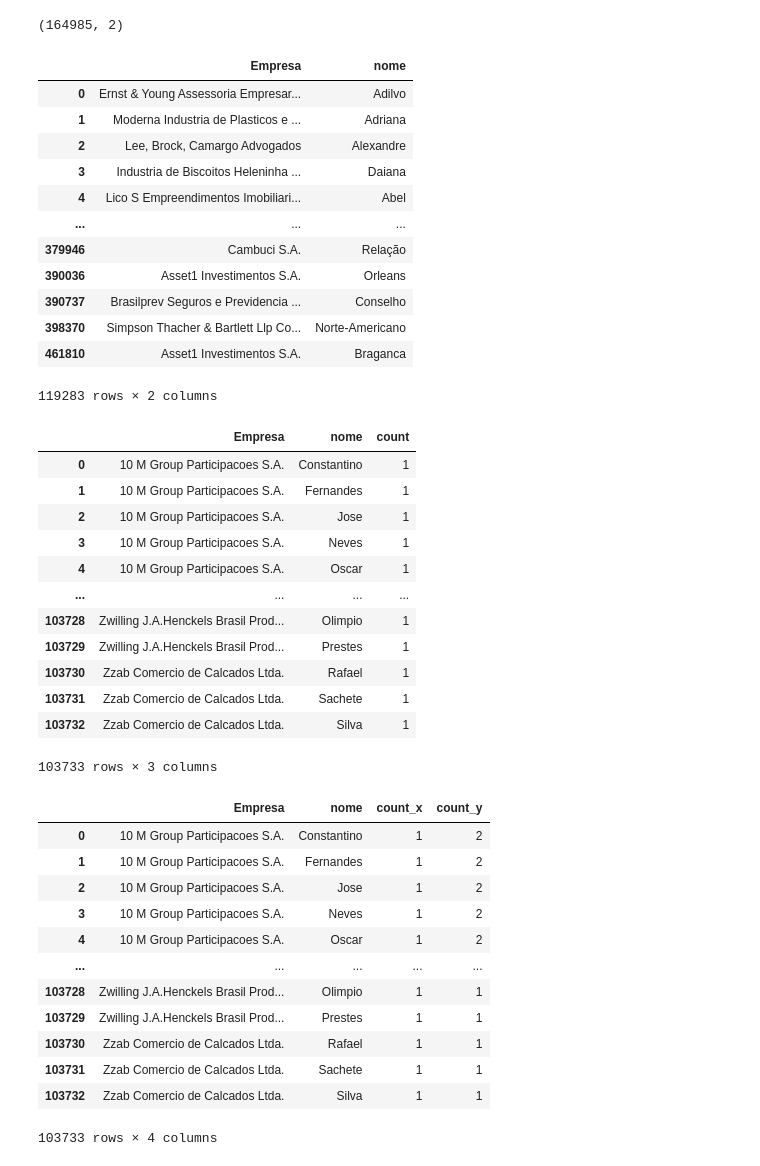
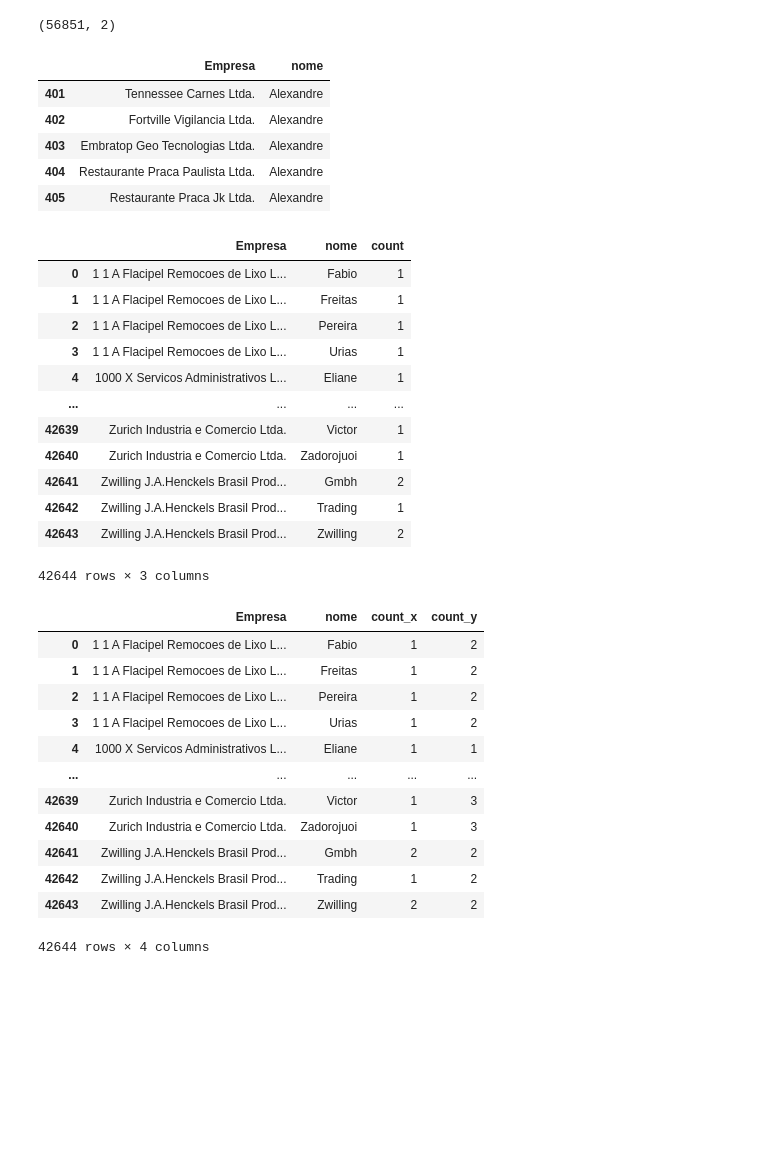
Before and after one commit to mateusengq/empresa_familiar, a Jupyter notebook: empresa_familiar.ipynb, the cells around one changed output. Cells and saved outputs as stored; diff of their text form; code cells hidden in the pictures; blank space fills up the shorter version.

```diff
--- a/empresa_familiar.ipynb
+++ b/empresa_familiar.ipynb
@@ -8,7 +5,7 @@ import numpy as np
 import pandas as pd
 # %%
 # Leitura dos dados
-df = pd.read_csv('dados/base_empresas.csv')
+df = pd.read_csv('dados/base_empresas_v2.csv', sep = ';', encoding='latin-1')
 # %%
 # Seleção das colunas de interesse
 
@@ -186,7 +181,18 @@ substituicoes = {
     'Investidores)' : None,
     '(Investidores)' : None,
     '(Diretor)':None,
-    'Diretor':None
+    'Diretor':None,
+    'Ltda.':None,
+    'Plano':None,
+    'Participacoes':None,
+    'Recuperacao':None,
+    'Judicial':None,
+    'International':None,
+    'S.A.':None,
+    'Company':None,
+    'Liquidação':None,
+    'em':None,
+    'Recuperacao':None
 
 }
 
@@ -216,7 +222,7 @@ resultado
 # %%
 df_5.shape
 # %% [output]
-(164985, 2)
+(56851, 2)
 # %%
 df_5 = df_5.dropna()
 # %%
@@ -224,21 +230,14 @@ df_5 = df_5.dropna()
 
 df_5 = df_5[df_5['nome'].str.len() > 1]
 # %%
-df_5
+df_5[400:405]
 # %% [output]
 |  | Empresa | nome |
-| 0 | Ernst & Young Assessoria Empresar... | Adilvo |
-| 1 | Moderna Industria de Plasticos e ... | Adriana |
-| 2 | Lee, Brock, Camargo Advogados | Alexandre |
-| 3 | Industria de Biscoitos Heleninha ... | Daiana |
-| 4 | Lico S Empreendimentos Imobiliari... | Abel |
-| ... | ... | ... |
-| 379946 | Cambuci S.A. | Relação |
-| 390036 | Asset1 Investimentos S.A. | Orleans |
-| 390737 | Brasilprev Seguros e Previdencia ... | Conselho |
-| 398370 | Simpson Thacher & Bartlett Llp Co... | Norte-Americano |
-| 461810 | Asset1 Investimentos S.A. | Braganca |
+| 401 | Tennessee Carnes Ltda. | Alexandre |
+| 402 | Fortville Vigilancia Ltda. | Alexandre |
+| 403 | Embratop Geo Tecnologias Ltda. | Alexandre |
+| 404 | Restaurante Praca Paulista Ltda. | Alexandre |
+| 405 | Restaurante Praca Jk Ltda. | Alexandre |
-119283 rows × 2 columns
 # %%
 # Contando a quantidade de nomes por empresa
 
@@ -247,18 +246,18 @@ qtde_nomes_unitarios_empresa = df_5.groupby(['Empresa', 'nome']).size().reset_in
 qtde_nomes_unitarios_empresa
 # %% [output]
 |  | Empresa | nome | count |
-| 0 | 10 M Group Participacoes S.A. | Constantino | 1 |
-| 1 | 10 M Group Participacoes S.A. | Fernandes | 1 |
-| 2 | 10 M Group Participacoes S.A. | Jose | 1 |
-| 3 | 10 M Group Participacoes S.A. | Neves | 1 |
-| 4 | 10 M Group Participacoes S.A. | Oscar | 1 |
+| 0 | 1 1 A Flacipel Remocoes de Lixo L... | Fabio | 1 |
+| 1 | 1 1 A Flacipel Remocoes de Lixo L... | Freitas | 1 |
+| 2 | 1 1 A Flacipel Remocoes de Lixo L... | Pereira | 1 |
+| 3 | 1 1 A Flacipel Remocoes de Lixo L... | Urias | 1 |
+| 4 | 1000 X Servicos Administrativos L... | Eliane | 1 |
 | ... | ... | ... | ... |
-| 103728 | Zwilling J.A.Henckels Brasil Prod... | Olimpio | 1 |
-| 103729 | Zwilling J.A.Henckels Brasil Prod... | Prestes | 1 |
-| 103730 | Zzab Comercio de Calcados Ltda. | Rafael | 1 |
-| 103731 | Zzab Comercio de Calcados Ltda. | Sachete | 1 |
-| 103732 | Zzab Comercio de Calcados Ltda. | Silva | 1 |
+| 42639 | Zurich Industria e Comercio Ltda. | Victor | 1 |
+| 42640 | Zurich Industria e Comercio Ltda. | Zadorojuoi | 1 |
+| 42641 | Zwilling J.A.Henckels Brasil Prod... | Gmbh | 2 |
+| 42642 | Zwilling J.A.Henckels Brasil Prod... | Trading | 1 |
+| 42643 | Zwilling J.A.Henckels Brasil Prod... | Zwilling | 2 |
-103733 rows × 3 columns
+42644 rows × 3 columns
 # %%
 base_final = pd.merge(qtde_nomes_unitarios_empresa, qtde_acionistas_por_empresas,
 on = 'Empresa', how = 'left')
@@ -266,18 +265,18 @@ on = 'Empresa', how = 'left')
 base_final
 # %% [output]
 |  | Empresa | nome | count_x | count_y |
-| 0 | 10 M Group Participacoes S.A. | Constantino | 1 | 2 |
-| 1 | 10 M Group Participacoes S.A. | Fernandes | 1 | 2 |
-| 2 | 10 M Group Participacoes S.A. | Jose | 1 | 2 |
-| 3 | 10 M Group Participacoes S.A. | Neves | 1 | 2 |
-| 4 | 10 M Group Participacoes S.A. | Oscar | 1 | 2 |
+| 0 | 1 1 A Flacipel Remocoes de Lixo L... | Fabio | 1 | 2 |
+| 1 | 1 1 A Flacipel Remocoes de Lixo L... | Freitas | 1 | 2 |
+| 2 | 1 1 A Flacipel Remocoes de Lixo L... | Pereira | 1 | 2 |
+| 3 | 1 1 A Flacipel Remocoes de Lixo L... | Urias | 1 | 2 |
+| 4 | 1000 X Servicos Administrativos L... | Eliane | 1 | 1 |
 | ... | ... | ... | ... | ... |
-| 103728 | Zwilling J.A.Henckels Brasil Prod... | Olimpio | 1 | 1 |
-| 103729 | Zwilling J.A.Henckels Brasil Prod... | Prestes | 1 | 1 |
-| 103730 | Zzab Comercio de Calcados Ltda. | Rafael | 1 | 1 |
-| 103731 | Zzab Comercio de Calcados Ltda. | Sachete | 1 | 1 |
-| 103732 | Zzab Comercio de Calcados Ltda. | Silva | 1 | 1 |
+| 42639 | Zurich Industria e Comercio Ltda. | Victor | 1 | 3 |
+| 42640 | Zurich Industria e Comercio Ltda. | Zadorojuoi | 1 | 3 |
+| 42641 | Zwilling J.A.Henckels Brasil Prod... | Gmbh | 2 | 2 |
+| 42642 | Zwilling J.A.Henckels Brasil Prod... | Trading | 1 | 2 |
+| 42643 | Zwilling J.A.Henckels Brasil Prod... | Zwilling | 2 | 2 |
-103733 rows × 4 columns
+42644 rows × 4 columns
 # %%
 filtro = base_final['Empresa'] == '10 M Group Participacoes S.A.'
 base_final[filtro]
```
Also changed, not shown: parts of 18 cells of this notebook, 3 other files.
